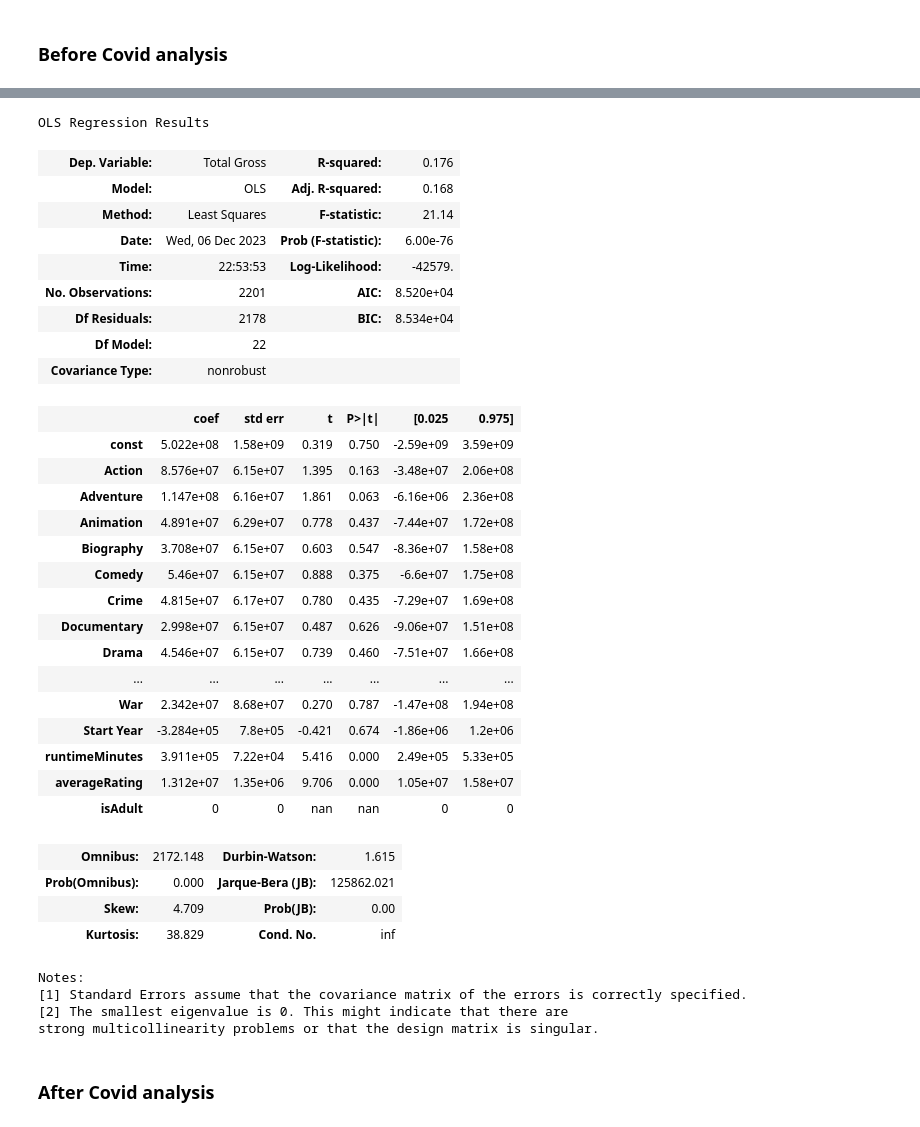
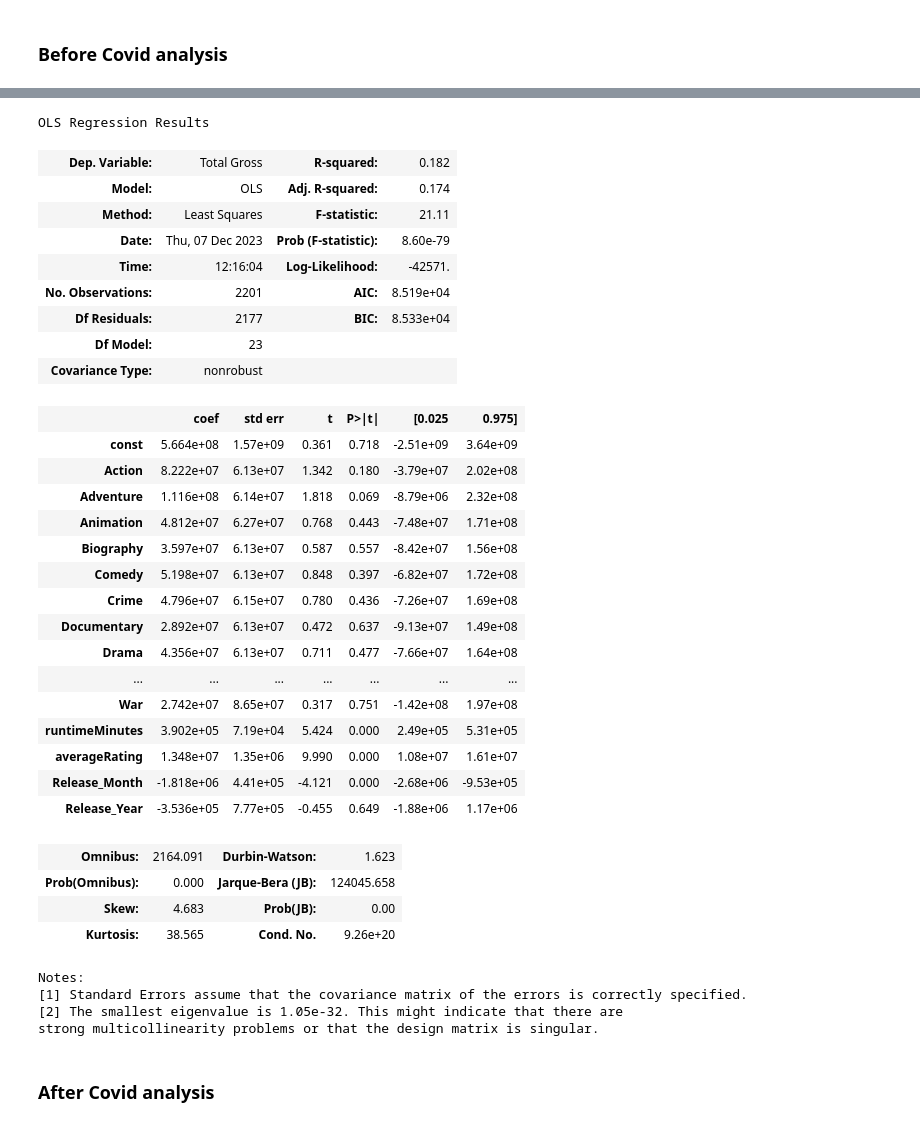
Before and after one commit to shreyashguptas/Analyzing-movie-runtime-performance-before-and-after-COVID-19, a Jupyter notebook: project code.ipynb, the cells around one changed output, grey strips where cells are left out. Drawn from its saved outputs; the diff is of its cells as text; code cells hidden in the pictures.

```diff
--- a/project code.ipynb
+++ b/project code.ipynb
@@ -466,6 +467,10 @@ combined_data = combined_data.join(combined_data.pop('genres').str.get_dummies(s
 # Dropping Theaters due to a lot of null values
 if 'Theaters' in combined_data.columns:
     combined_data = combined_data.drop(['Theaters'], axis=1)
+# %%
+# Create dummy variables for the Release date column where a dummy called 'Release_Month' is created for each month and a dummy called 'Release_Year' is created for each year
+combined_data['Release_Month'] = pd.DatetimeIndex(combined_data['Release Date']).month
+combined_data['Release_Year'] = pd.DatetimeIndex(combined_data['Release Date']).year
 # %%
 combined_data.head()
 # %% [output]
@@ -980,7 +1027,6 @@ I believe that before covid the number of Comedy movies were way more but after
 before_covid_df['Total Gross'] = pd.to_numeric(before_covid_df['Total Gross'], errors='coerce')  # Ensuring 'Total Gross' is numeric
 before_covid_df['runtimeMinutes'] = pd.to_numeric(before_covid_df['runtimeMinutes'], errors='coerce')  # Ensuring 'runtimeMinutes' is numeric
 before_covid_df['averageRating'] = pd.to_numeric(before_covid_df['averageRating'], errors='coerce')  # Ensuring 'averageRating' is numeric
-before_covid_df['Start Year'] = pd.to_numeric(before_covid_df['Start Year'], errors='coerce')  # Ensuring 'Start Year' is numeric
 
 # List of genre columns
 genre_columns = ['Action', 'Adventure', 'Animation', 'Biography', 'Comedy', 'Crime', 'Documentary', 'Drama',
@@ -988,22 +1034,21 @@ genre_columns = ['Action', 'Adventure', 'Animation', 'Biography', 'Comedy', 'Cri
                  'Sport', 'Thriller', 'War']
 
 # Filtering necessary columns
-regression_df = before_covid_df[['Total Gross'] + genre_columns + ['Start Year', 'runtimeMinutes', 'averageRating', 'isAdult']]
+regression_df = before_covid_df[['Total Gross'] + genre_columns + ['runtimeMinutes', 'averageRating', 'Release_Month', 'Release_Year']]
 
 # Convert object columns to numeric
 regression_df['Comedy'] = pd.to_numeric(regression_df['Comedy'], errors='coerce')
 regression_df['Drama'] = pd.to_numeric(regression_df['Drama'], errors='coerce')
-regression_df['isAdult'] = pd.to_numeric(regression_df['isAdult'], errors='coerce')
 
 # Instead of directly modifying regression_df, use .loc to ensure changes are made correctly
-for genre in genre_columns + ['isAdult']:
+for genre in genre_columns:
     regression_df.loc[:, genre] = pd.to_numeric(regression_df[genre], errors='coerce')
 
 # Drop rows with missing values for simplicity
 regression_df.dropna(inplace=True)
 
 # Defining the dependent and independent variables
-X = regression_df[genre_columns + ['Start Year', 'runtimeMinutes', 'averageRating', 'isAdult']]
+X = regression_df[genre_columns + ['runtimeMinutes', 'averageRating', 'Release_Month', 'Release_Year']]
 y = regression_df['Total Gross']
 
 # Adding a constant to the model (intercept)
@@ -1034,40 +1074,40 @@ See the caveats in the documentation: https://pandas.pydata.org/pandas-docs/stab
 A value is trying to be set on a copy of a slice from a DataFrame
 
 See the caveats in the documentation: https://pandas.pydata.org/pandas-docs/stable/user_guide/indexing.html#returning-a-view-versus-a-copy
   regression_df.dropna(inplace=True)
 OLS Regression Results
-| Dep. Variable: | Total Gross | R-squared: | 0.176 |
-| Model: | OLS | Adj. R-squared: | 0.168 |
-| Method: | Least Squares | F-statistic: | 21.14 |
-| Date: | Wed, 06 Dec 2023 | Prob (F-statistic): | 6.00e-76 |
-| Time: | 22:53:53 | Log-Likelihood: | -42579. |
-| No. Observations: | 2201 | AIC: | 8.520e+04 |
-| Df Residuals: | 2178 | BIC: | 8.534e+04 |
-| Df Model: | 22 |  |  |
+| Dep. Variable: | Total Gross | R-squared: | 0.182 |
+| Model: | OLS | Adj. R-squared: | 0.174 |
+| Method: | Least Squares | F-statistic: | 21.11 |
+| Date: | Thu, 07 Dec 2023 | Prob (F-statistic): | 8.60e-79 |
+| Time: | 12:16:04 | Log-Likelihood: | -42571. |
+| No. Observations: | 2201 | AIC: | 8.519e+04 |
+| Df Residuals: | 2177 | BIC: | 8.533e+04 |
+| Df Model: | 23 |  |  |
 | Covariance Type: | nonrobust |  |  |
 |  | coef | std err | t | P>|t| | [0.025 | 0.975] |
-| const | 5.022e+08 | 1.58e+09 | 0.319 | 0.750 | -2.59e+09 | 3.59e+09 |
-| Action | 8.576e+07 | 6.15e+07 | 1.395 | 0.163 | -3.48e+07 | 2.06e+08 |
-| Adventure | 1.147e+08 | 6.16e+07 | 1.861 | 0.063 | -6.16e+06 | 2.36e+08 |
-| Animation | 4.891e+07 | 6.29e+07 | 0.778 | 0.437 | -7.44e+07 | 1.72e+08 |
-| Biography | 3.708e+07 | 6.15e+07 | 0.603 | 0.547 | -8.36e+07 | 1.58e+08 |
-| Comedy | 5.46e+07 | 6.15e+07 | 0.888 | 0.375 | -6.6e+07 | 1.75e+08 |
-| Crime | 4.815e+07 | 6.17e+07 | 0.780 | 0.435 | -7.29e+07 | 1.69e+08 |
-| Documentary | 2.998e+07 | 6.15e+07 | 0.487 | 0.626 | -9.06e+07 | 1.51e+08 |
-| Drama | 4.546e+07 | 6.15e+07 | 0.739 | 0.460 | -7.51e+07 | 1.66e+08 |
+| const | 5.664e+08 | 1.57e+09 | 0.361 | 0.718 | -2.51e+09 | 3.64e+09 |
+| Action | 8.222e+07 | 6.13e+07 | 1.342 | 0.180 | -3.79e+07 | 2.02e+08 |
+| Adventure | 1.116e+08 | 6.14e+07 | 1.818 | 0.069 | -8.79e+06 | 2.32e+08 |
+| Animation | 4.812e+07 | 6.27e+07 | 0.768 | 0.443 | -7.48e+07 | 1.71e+08 |
+| Biography | 3.597e+07 | 6.13e+07 | 0.587 | 0.557 | -8.42e+07 | 1.56e+08 |
+| Comedy | 5.198e+07 | 6.13e+07 | 0.848 | 0.397 | -6.82e+07 | 1.72e+08 |
+| Crime | 4.796e+07 | 6.15e+07 | 0.780 | 0.436 | -7.26e+07 | 1.69e+08 |
+| Documentary | 2.892e+07 | 6.13e+07 | 0.472 | 0.637 | -9.13e+07 | 1.49e+08 |
+| Drama | 4.356e+07 | 6.13e+07 | 0.711 | 0.477 | -7.66e+07 | 1.64e+08 |
 | ... | ... | ... | ... | ... | ... | ... |
-| War | 2.342e+07 | 8.68e+07 | 0.270 | 0.787 | -1.47e+08 | 1.94e+08 |
-| Start Year | -3.284e+05 | 7.8e+05 | -0.421 | 0.674 | -1.86e+06 | 1.2e+06 |
-| runtimeMinutes | 3.911e+05 | 7.22e+04 | 5.416 | 0.000 | 2.49e+05 | 5.33e+05 |
-| averageRating | 1.312e+07 | 1.35e+06 | 9.706 | 0.000 | 1.05e+07 | 1.58e+07 |
-| isAdult | 0 | 0 | nan | nan | 0 | 0 |
+| War | 2.742e+07 | 8.65e+07 | 0.317 | 0.751 | -1.42e+08 | 1.97e+08 |
+| runtimeMinutes | 3.902e+05 | 7.19e+04 | 5.424 | 0.000 | 2.49e+05 | 5.31e+05 |
+| averageRating | 1.348e+07 | 1.35e+06 | 9.990 | 0.000 | 1.08e+07 | 1.61e+07 |
+| Release_Month | -1.818e+06 | 4.41e+05 | -4.121 | 0.000 | -2.68e+06 | -9.53e+05 |
+| Release_Year | -3.536e+05 | 7.77e+05 | -0.455 | 0.649 | -1.88e+06 | 1.17e+06 |
-| Omnibus: | 2172.148 | Durbin-Watson: | 1.615 |
-| Prob(Omnibus): | 0.000 | Jarque-Bera (JB): | 125862.021 |
-| Skew: | 4.709 | Prob(JB): | 0.00 |
-| Kurtosis: | 38.829 | Cond. No. | inf |
+| Omnibus: | 2164.091 | Durbin-Watson: | 1.623 |
+| Prob(Omnibus): | 0.000 | Jarque-Bera (JB): | 124045.658 |
+| Skew: | 4.683 | Prob(JB): | 0.00 |
+| Kurtosis: | 38.565 | Cond. No. | 9.26e+20 |
 Notes:
 [1] Standard Errors assume that the covariance matrix of the errors is correctly specified.
-[2] The smallest eigenvalue is 0. This might indicate that there are
+[2] The smallest eigenvalue is 1.05e-32. This might indicate that there are
 strong multicollinearity problems or that the design matrix is singular.
 # %% [markdown]
 ### After Covid analysis
```
Also changed, not shown: parts of 29 cells of this notebook, 1 other file.
